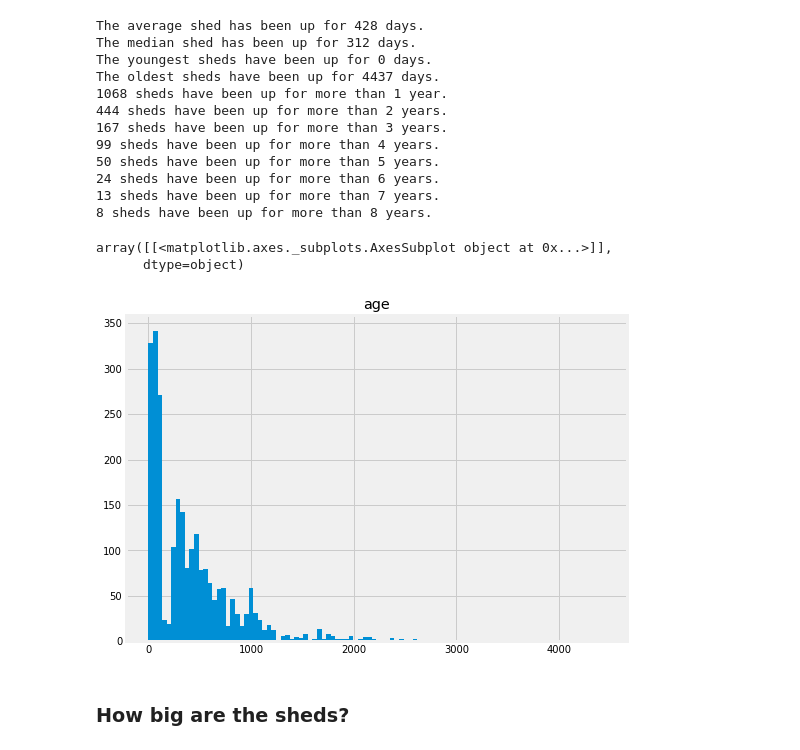
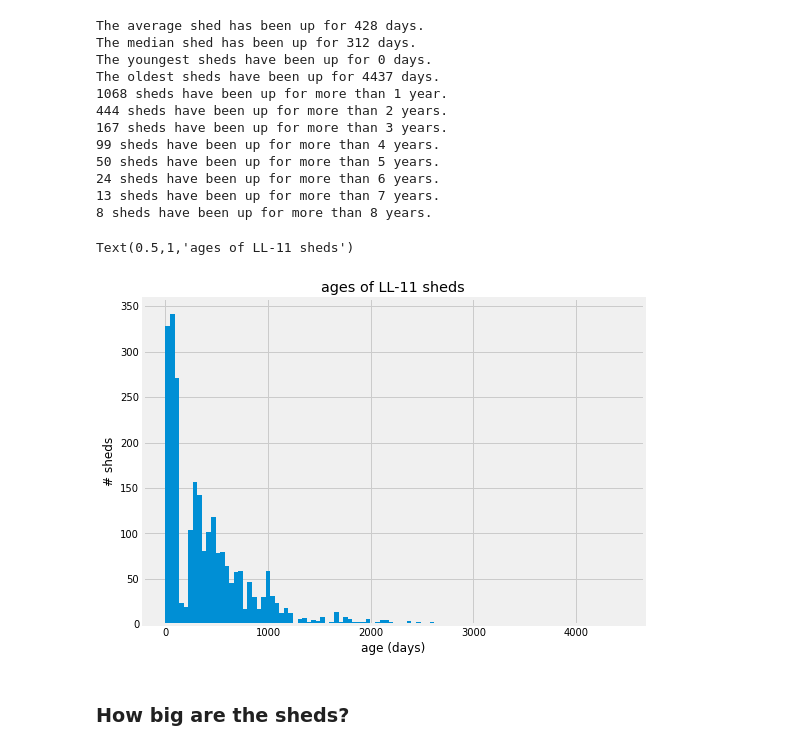
Before and after one commit to scheids1/Sidewalk_Sheds, a Jupyter notebook: Sidewalk_Sheds.ipynb, the cells around one changed output. Cells and saved outputs as stored; diff of their text form; code cells hidden in the pictures.

```diff
--- a/Sidewalk_Sheds.ipynb
+++ b/Sidewalk_Sheds.ipynb
@@ -112,10 +112,12 @@ The oldest sheds have been up for 4437 days.
 8 sheds have been up for more than 8 years.
 # %%
 dobmap_11.hist('age', bins=100, figsize=(8,6))
+plt.xlabel("age (days)")
+plt.ylabel('# sheds')
+plt.title('ages of LL-11 sheds')
 # %% [output]
-array([[<matplotlib.axes._subplots.AxesSubplot object at 0x...>]],
-      dtype=object)
+Text(0.5,1,'ages of LL-11 sheds')
-[figure, old version]
+[figure, new version]
 # %% [markdown]
 ### How big are the sheds?
 # %%
```
Also changed, not shown: parts of 48 cells of this notebook.
